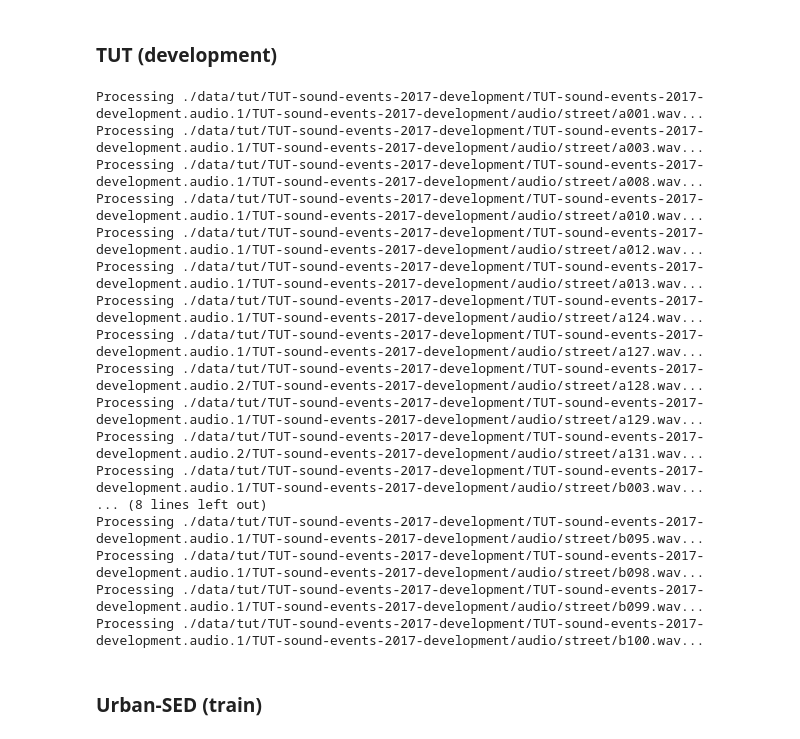
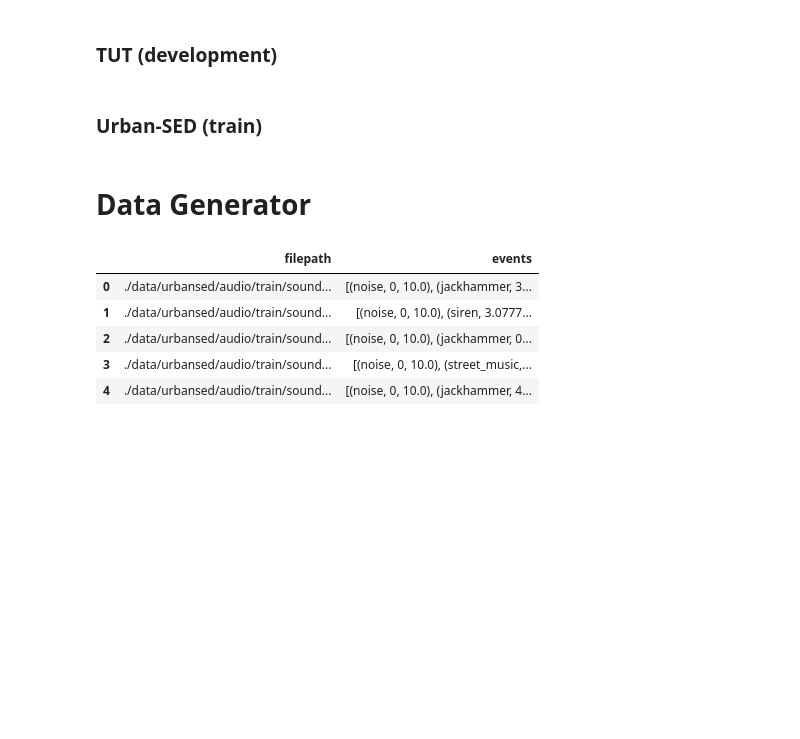
Before and after one commit to enstit/YOHO24, a Jupyter notebook: notebooks/data_preprocessing.ipynb, the cells around one changed output. Saved outputs shown, nothing was run; the diff lists cells and outputs as text; code cells hidden in the pictures; blank space fills up the shorter version.

```diff
--- a/notebooks/data_preprocessing.ipynb
+++ b/notebooks/data_preprocessing.ipynb
@@ -94,9 +86,9 @@ Processing ./data/musp/UTMA-26.mp3...
 
 AUDIO_1_PATH = './data/tut/TUT-sound-events-2017-development/TUT-sound-events-2017-development.audio.1/TUT-sound-events-2017-development/audio/street/'
 AUDIO_2_PATH = './data/tut/TUT-sound-events-2017-development/TUT-sound-events-2017-development.audio.2/TUT-sound-events-2017-development/audio/street/'
-DATA_PATH = '../data/tut/'
+DATA_PATH = './data/tut/'
 
-DEVELOPMENT_ANNOTATIONS_PATH = '../data/tut/TUT-sound-events-2017-development/TUT-sound-events-2017-development.meta/TUT-sound-events-2017-development/meta/street/'
+DEVELOPMENT_ANNOTATIONS_PATH = './data/tut/TUT-sound-events-2017-development/TUT-sound-events-2017-development.meta/TUT-sound-events-2017-development/meta/street/'
 
 files = get_files(DEVELOPMENT_ANNOTATIONS_PATH, extensions='.ann')
 
@@ -130,25 +122,7 @@ for f in files:
                         (label, start, end)
                     )
 
-write_data_to_csv(tut_data, '../data/tut.csv')
+write_data_to_csv(tut_data, './data/tut.csv')
-# %% [output]
-Processing ./data/tut/TUT-sound-events-2017-development/TUT-sound-events-2017-development.audio.1/TUT-sound-events-2017-development/audio/street/a001.wav...
-Processing ./data/tut/TUT-sound-events-2017-development/TUT-sound-events-2017-development.audio.1/TUT-sound-events-2017-development/audio/street/a003.wav...
-Processing ./data/tut/TUT-sound-events-2017-development/TUT-sound-events-2017-development.audio.1/TUT-sound-events-2017-development/audio/street/a008.wav...
-Processing ./data/tut/TUT-sound-events-2017-development/TUT-sound-events-2017-development.audio.1/TUT-sound-events-2017-development/audio/street/a010.wav...
-Processing ./data/tut/TUT-sound-events-2017-development/TUT-sound-events-2017-development.audio.1/TUT-sound-events-2017-development/audio/street/a012.wav...
-Processing ./data/tut/TUT-sound-events-2017-development/TUT-sound-events-2017-development.audio.1/TUT-sound-events-2017-development/audio/street/a013.wav...
-Processing ./data/tut/TUT-sound-events-2017-development/TUT-sound-events-2017-development.audio.1/TUT-sound-events-2017-development/audio/street/a124.wav...
-Processing ./data/tut/TUT-sound-events-2017-development/TUT-sound-events-2017-development.audio.1/TUT-sound-events-2017-development/audio/street/a127.wav...
-Processing ./data/tut/TUT-sound-events-2017-development/TUT-sound-events-2017-development.audio.2/TUT-sound-events-2017-development/audio/street/a128.wav...
-Processing ./data/tut/TUT-sound-events-2017-development/TUT-sound-events-2017-development.audio.1/TUT-sound-events-2017-development/audio/street/a129.wav...
-Processing ./data/tut/TUT-sound-events-2017-development/TUT-sound-events-2017-development.audio.2/TUT-sound-events-2017-development/audio/street/a131.wav...
-Processing ./data/tut/TUT-sound-events-2017-development/TUT-sound-events-2017-development.audio.1/TUT-sound-events-2017-development/audio/street/b003.wav...
-... (8 lines left out)
-Processing ./data/tut/TUT-sound-events-2017-development/TUT-sound-events-2017-development.audio.1/TUT-sound-events-2017-development/audio/street/b095.wav...
-Processing ./data/tut/TUT-sound-events-2017-development/TUT-sound-events-2017-development.audio.1/TUT-sound-events-2017-development/audio/street/b098.wav...
-Processing ./data/tut/TUT-sound-events-2017-development/TUT-sound-events-2017-development.audio.1/TUT-sound-events-2017-development/audio/street/b099.wav...
-Processing ./data/tut/TUT-sound-events-2017-development/TUT-sound-events-2017-development.audio.1/TUT-sound-events-2017-development/audio/street/b100.wav...
 # %% [markdown]
 ### Urban-SED (train)
 # %%
@@ -192,0 +167,16 @@ write_data_to_csv(urbansed_data, '../data/urbansed.csv')
+# %% [markdown]
+# Data Generator
+# %%
+import pandas as pd
+
+urbansed_df = pd.read_csv('./data/urbansed.csv')
+urbansed_df.events = urbansed_df.events.apply(eval)
+
+urbansed_df.head()
+# %% [output]
+|  | filepath | events |
+| 0 | ./data/urbansed/audio/train/sound... | [(noise, 0, 10.0), (jackhammer, 3... |
+| 1 | ./data/urbansed/audio/train/sound... | [(noise, 0, 10.0), (siren, 3.0777... |
+| 2 | ./data/urbansed/audio/train/sound... | [(noise, 0, 10.0), (jackhammer, 0... |
+| 3 | ./data/urbansed/audio/train/sound... | [(noise, 0, 10.0), (street_music,... |
+| 4 | ./data/urbansed/audio/train/sound... | [(noise, 0, 10.0), (jackhammer, 4... |
```
Also changed, not shown: parts of 6 cells of this notebook, 3 other files.
